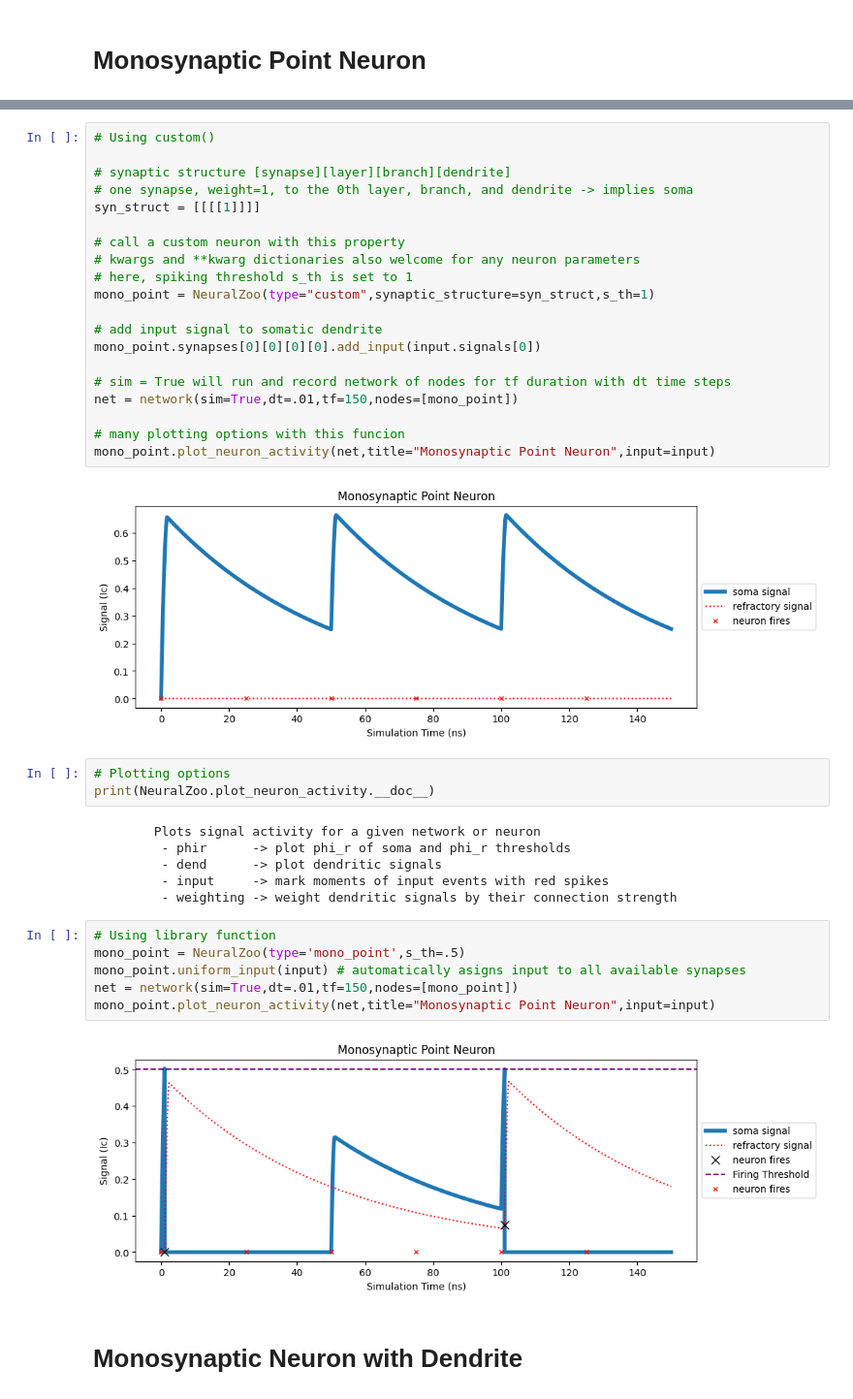
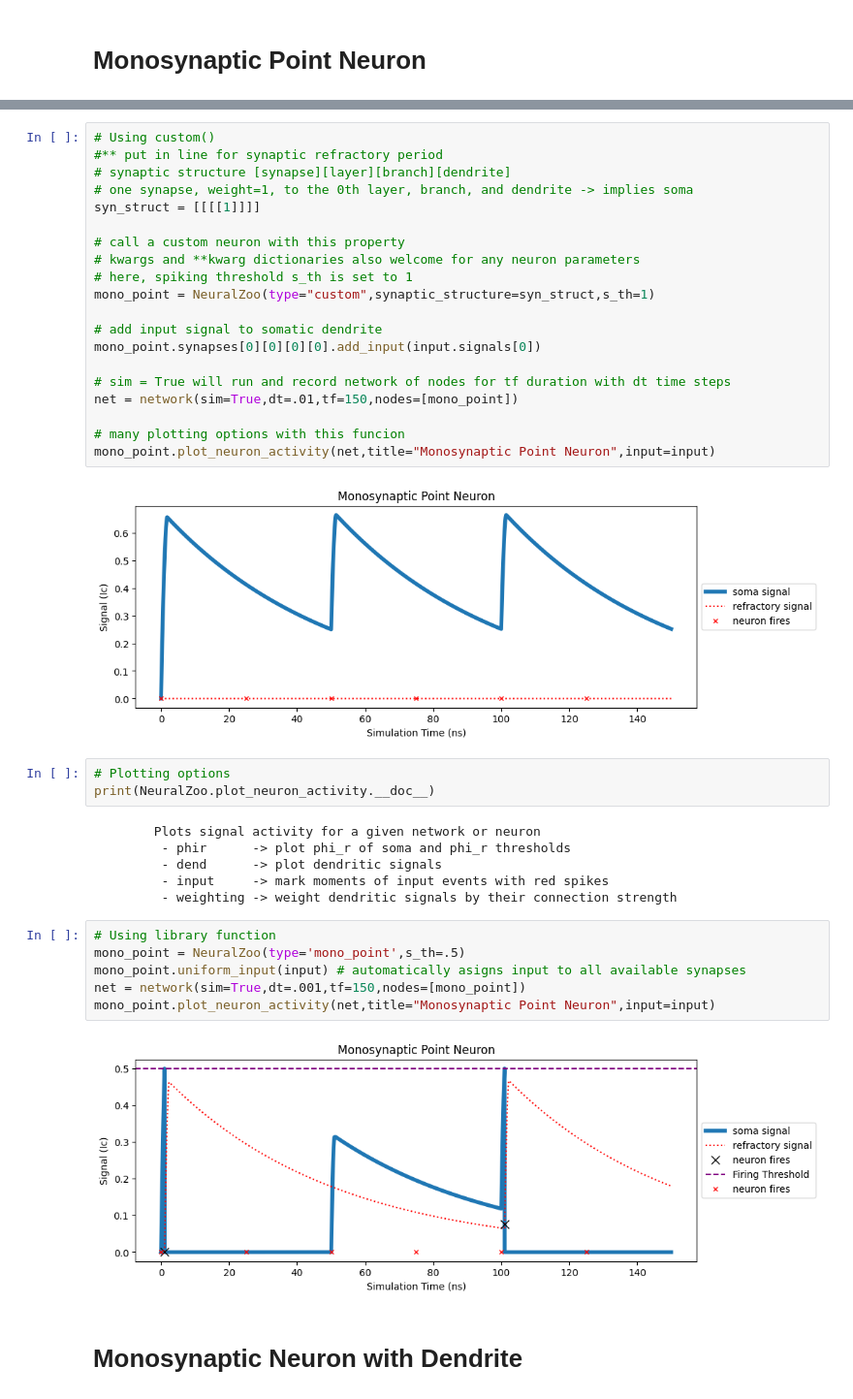
Before and after one commit to ryangitsit/sim_soens, a Jupyter notebook: tutorial_library.ipynb, the cells around one changed output, grey strips where cells are left out. Shown at 97% size. Saved outputs shown, nothing was run; the diff lists cells and outputs as text.

Commit message:
fractal network

```diff
--- a/tutorial_library.ipynb
+++ b/tutorial_library.ipynb
@@ -28,7 +28,7 @@ A number of canoncial and potential useful neurons are here demonstrated for SOE
 ![ title](img/neurons/mono_point.png)
 # %%
 # Using custom()
-
+#** put in line for synaptic refractory period
 # synaptic structure [synapse][layer][branch][dendrite]
 # one synapse, weight=1, to the 0th layer, branch, and dendrite -> implies soma
 syn_struct = [[[[1]]]]
@@ -60,11 +60,11 @@ print(NeuralZoo.plot_neuron_activity.__doc__)
 # %%
 # Using library function
 mono_point = NeuralZoo(type='mono_point',s_th=.5)
 mono_point.uniform_input(input) # automatically asigns input to all available synapses
-net = network(sim=True,dt=.01,tf=150,nodes=[mono_point])
+net = network(sim=True,dt=.001,tf=150,nodes=[mono_point])
 mono_point.plot_neuron_activity(net,title="Monosynaptic Point Neuron",input=input)
 # %% [output]
-[figure, old version]
+[figure, new version]
 # %% [markdown]
 # Monosynaptic Neuron with Dendrite
 # %% [markdown]
```
Also changed, not shown: parts of 1 cell of this notebook, 3 other files.
